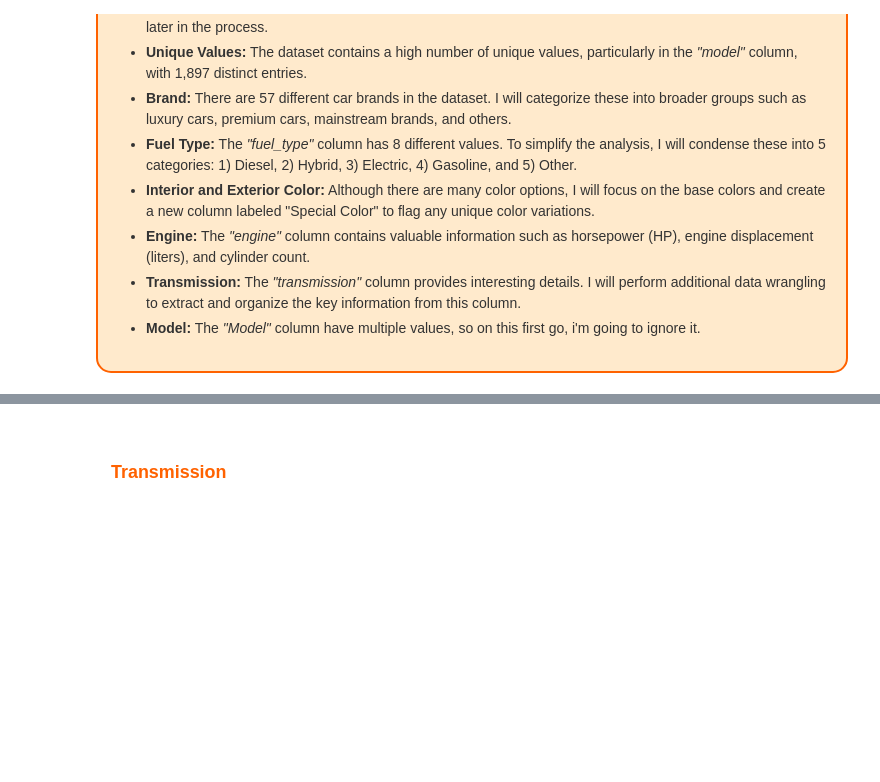
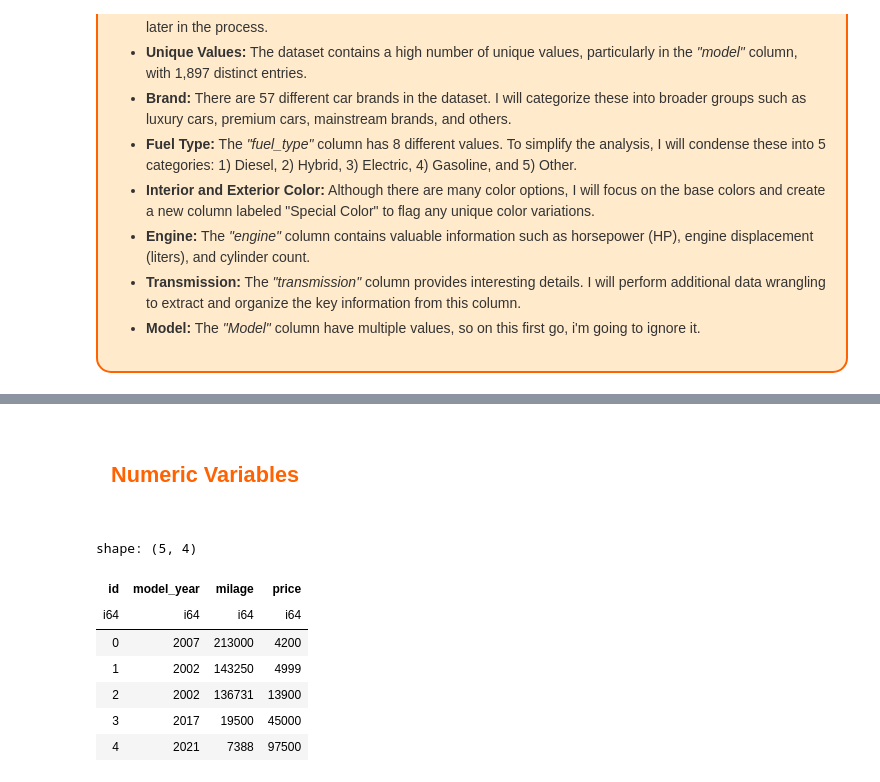
Before and after one commit to Arancium98/Regression-Cars, a Jupyter notebook: Regression for used cars.ipynb, the cells around one changed output, grey strips where cells are left out. Cells and saved outputs as stored; diff of their text form; code cells hidden in the pictures; blank space fills up the shorter version.

```diff
--- a/1.ipynb
+++ b/Regression for used cars.ipynb
@@ -186,4 +245,4 @@ def get_colors_features()-> pl.Expr:
 # %% [markdown]
 <div style="border-radius:10px; padding: 15px; font-size:100%; text-align:left">
-<h3 align="left"><font color=#ff6200>Transmission</font></h3>
+<h2 align="left"><font color=#ff6200>Numeric Variables</font></h2>
 </div>
@@ -210,0 +249,14 @@ def fill_transmission() -> pl.Expr:
+# %%
+(
+    df.select(cs.numeric())
+    .head(5)
+)
+# %% [output]
+shape: (5, 4)
+| id | model_year | milage | price |
+| i64 | i64 | i64 | i64 |
+| 0 | 2007 | 213000 | 4200 |
+| 1 | 2002 | 143250 | 4999 |
+| 2 | 2002 | 136731 | 13900 |
+| 3 | 2017 | 19500 | 45000 |
+| 4 | 2021 | 7388 | 97500 |
```
Also changed, not shown: parts of 42 cells of this notebook, 1 other file.
